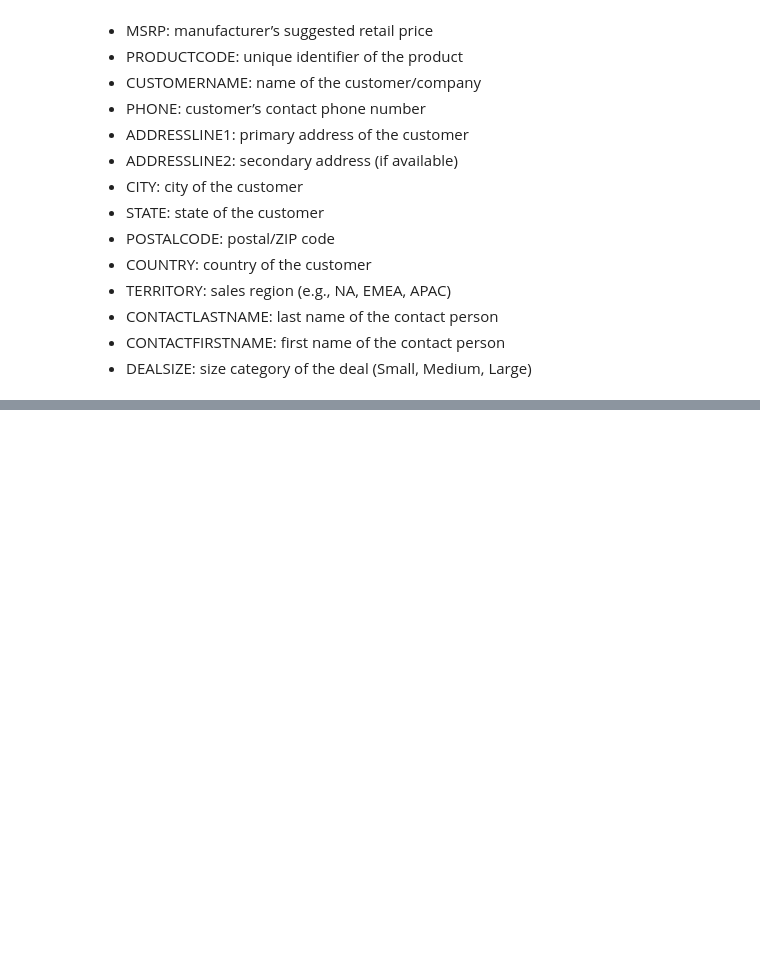
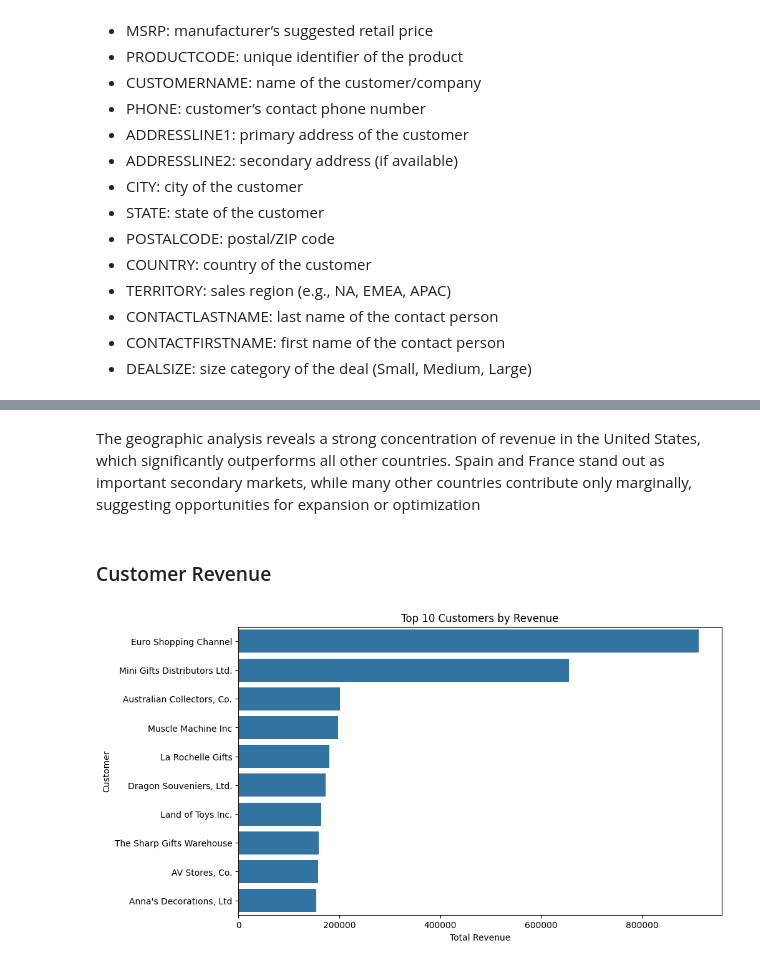
Before and after one commit to annafrosa/end-to-end-sales-analysis, a Jupyter notebook: analysis.ipynb, the cells around one changed output, grey strips where cells are left out. Drawn from its saved outputs; the diff is of its cells as text; code cells hidden in the pictures; blank space fills up the shorter version.

Commit message:
feat: add analysis

```diff
--- a/analysis.ipynb
+++ b/analysis.ipynb
@@ -90,0 +71,8 @@ for col in str_cols:
+# %%
+df['year_month'] = df['ORDERDATE'].dt.to_period('M')
+
+monthly_sales = (
+    df.groupby('year_month')['SALES']
+    .sum()
+    .reset_index()
+)
@@ -90,0 +139,24 @@ for col in str_cols:
+# %% [markdown]
+The geographic analysis reveals a strong concentration of revenue in the United States, which significantly outperforms all other countries. Spain and France stand out as important secondary markets, while many other countries contribute only marginally, suggesting opportunities for expansion or optimization
+# %% [markdown]
+### Customer Revenue
+# %%
+top_customers = (
+    df.groupby('CUSTOMERNAME')['SALES']
+    .sum()
+    .sort_values(ascending=False)
+    .head(10)
+    .reset_index()
+)
+# %%
+import seaborn as sns
+import matplotlib.pyplot as plt
+
+plt.figure(figsize=(10,6))
+sns.barplot(data=top_customers, x='SALES', y='CUSTOMERNAME')
+plt.title('Top 10 Customers by Revenue')
+plt.xlabel('Total Revenue')
+plt.ylabel('Customer')
+plt.show()
+# %% [output]
+[figure, added]
```
Also changed, not shown: parts of 21 cells of this notebook, 1 other file.
